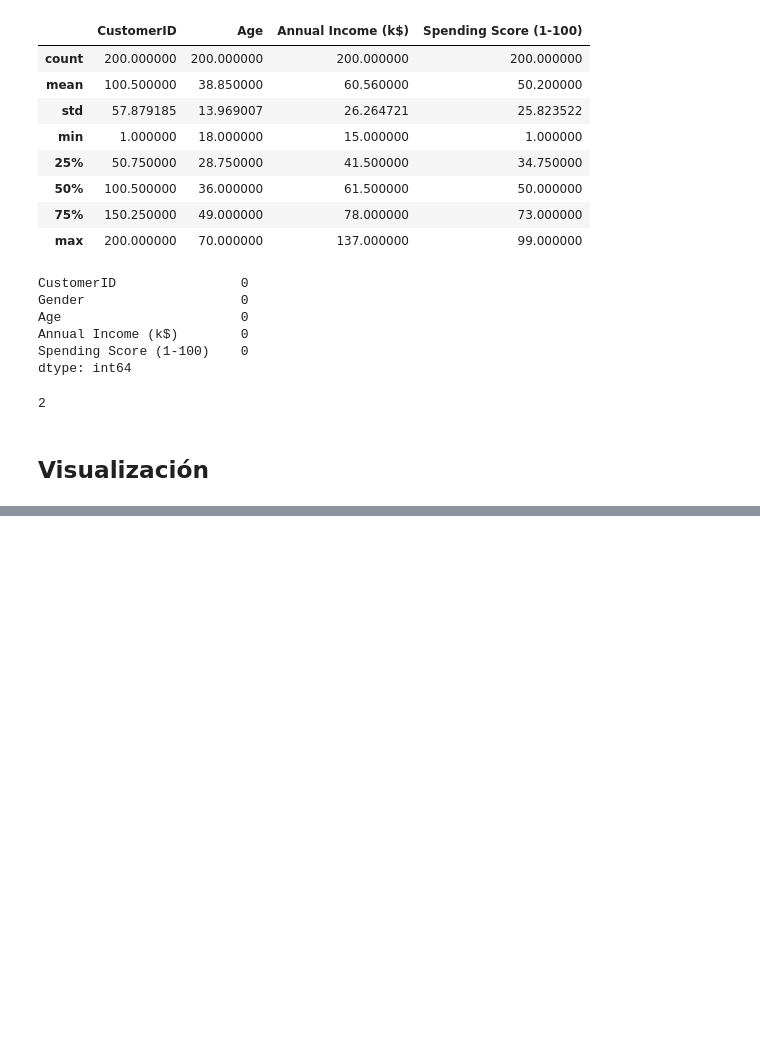
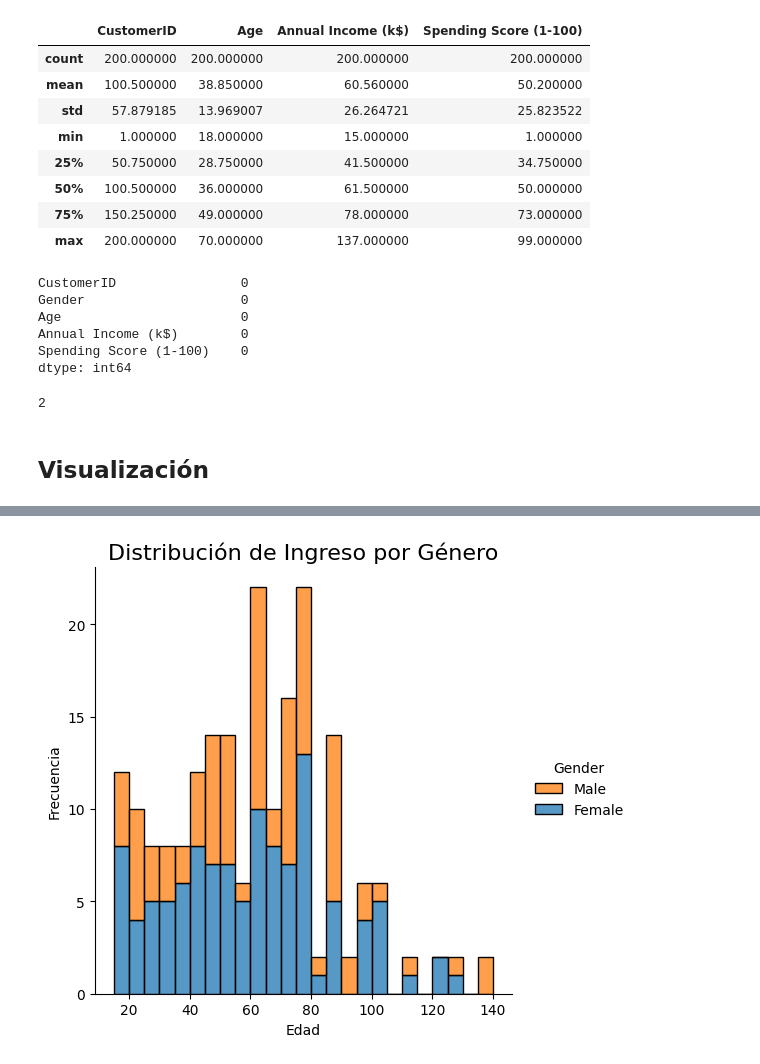
Before and after one commit to estefvasqu/Customer-Segmentation, a Jupyter notebook: EDA.ipynb, the cells around one changed output, grey strips where cells are left out. Cells and saved outputs as stored; diff of their text form; code cells hidden in the pictures; blank space fills up the shorter version.

```diff
--- a/EDA.ipynb
+++ b/EDA.ipynb
@@ -80,0 +85,9 @@ plt.show()
+# %%
+sns.displot(df, x="Annual Income (k$)",binwidth=5, hue="Gender",palette = colors, multiple="stack")
+
+plt.title("Distribución de Ingreso por Género", fontsize=16)
+plt.xlabel("Edad", fontsize=10)
+plt.ylabel("Frecuencia", fontsize=10)
+plt.show()
+# %% [output]
+[figure, added]
```
Also changed, not shown: parts of 12 cells of this notebook.
